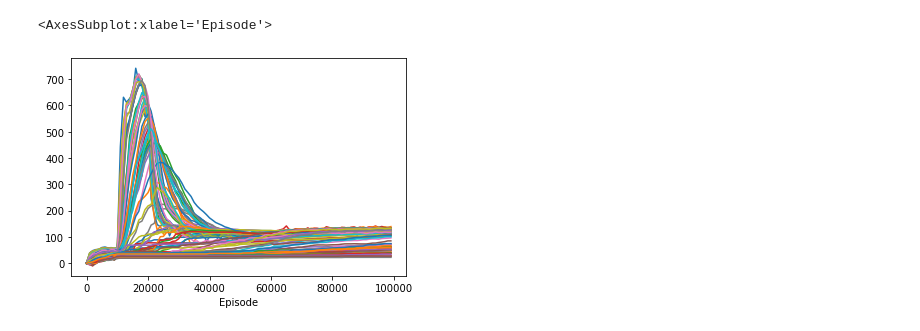
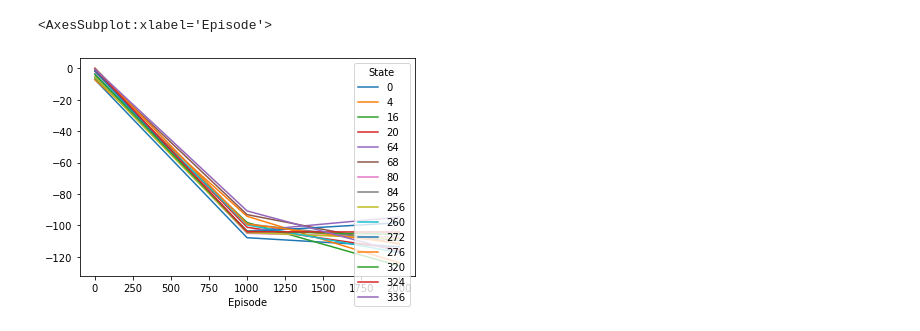
Before and after one commit to fbrand-new/reinforced-birds, a Jupyter notebook: AnimatePolicy.ipynb, the cells around one changed output. Cells and saved outputs as stored; diff of their text form; code cells hidden in the pictures.

```diff
--- a/AnimatePolicy.ipynb
+++ b/AnimatePolicy.ipynb
@@ -42,11 +42,11 @@ def extract_value(df, bird):
     return d
 # %%
 df = preprocessing(filename="data/value_policy.csv")
-df_val = extract_value(df,1)
-df_val.loc[:, (df_val != df_val.iloc[0]).any()].plot(legend=False)
+df_val = extract_value(df,0)
+df_val.loc[:, (df_val != df_val.iloc[0]).any()].plot(legend=True)
 #Can clearly see that we haven't reach convergence for the value func
 # %% [output]
 <AxesSubplot:xlabel='Episode'>
-[figure, old version]
+[figure, new version]
 # %%
 df = preprocessing(filename="data/value_policy.csv")
```
Also changed, not shown: parts of 13 cells of this notebook, 10 other files.
